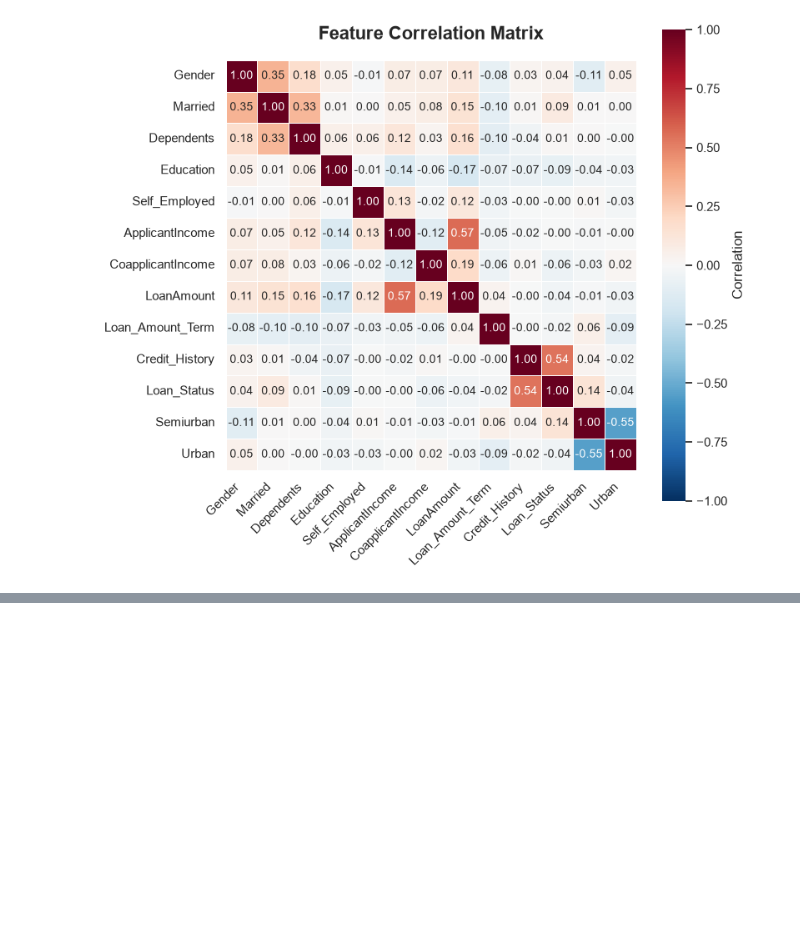
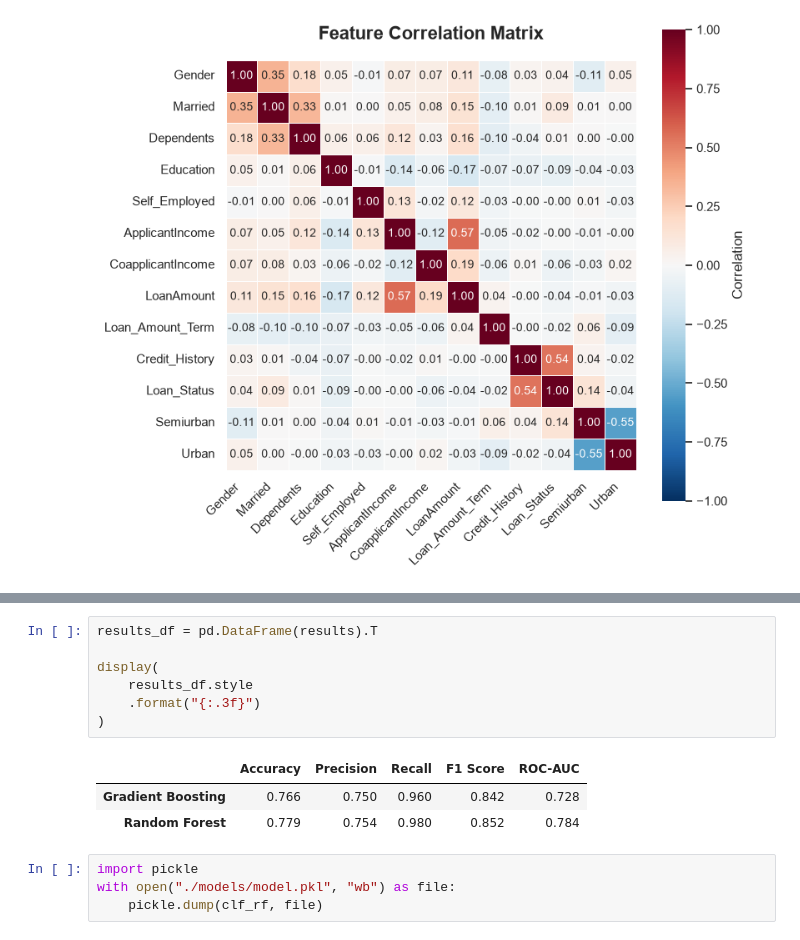
Before and after one commit to manish9857/loan_prediction, a Jupyter notebook: loan_preditction.ipynb, the cells around one changed output, grey strips where cells are left out. Drawn from its saved outputs; the diff is of its cells as text; blank space fills up the shorter version.

```diff
--- a/loan_preditction.ipynb
+++ b/loan_preditction.ipynb
@@ -371,0 +508,15 @@ plt.show()
+# %%
+results_df = pd.DataFrame(results).T
+
+display(
+    results_df.style
+    .format("{:.3f}")
+)
+# %% [output]
+|  | Accuracy | Precision | Recall | F1 Score | ROC-AUC |
+| Gradient Boosting | 0.766 | 0.750 | 0.960 | 0.842 | 0.728 |
+| Random Forest | 0.779 | 0.754 | 0.980 | 0.852 | 0.784 |
+# %%
+import pickle
+with open("./models/model.pkl", "wb") as file:
+    pickle.dump(clf_rf, file)
```
Also changed, not shown: parts of 10 cells of this notebook, 2 other files.
